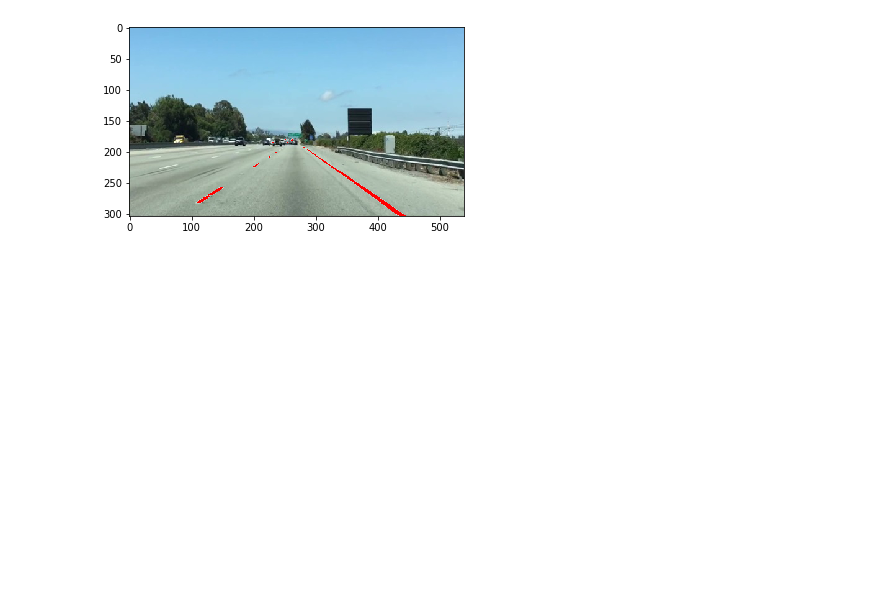
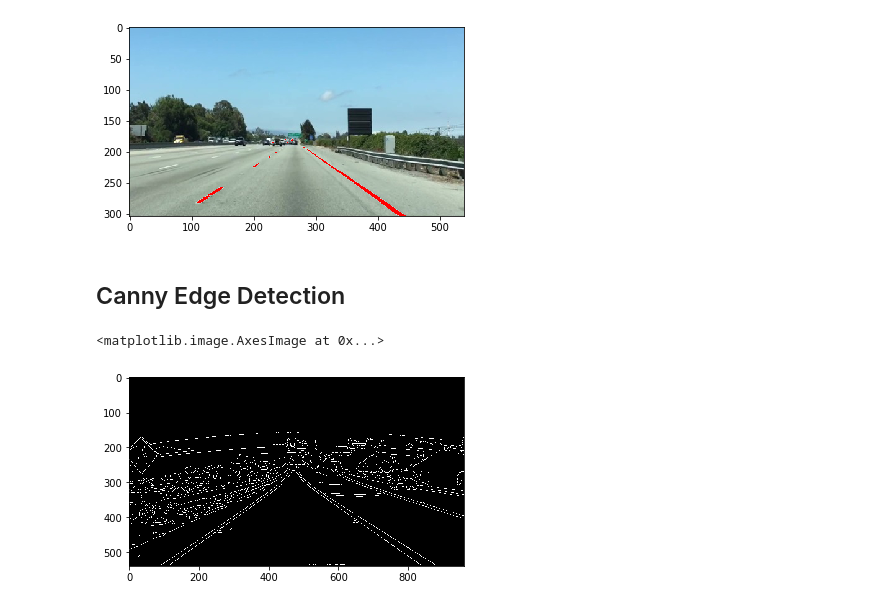
Before and after one commit to st9007a/auto-driving-project1, a Jupyter notebook: FindingLaneLines.ipynb, the cells around one changed output. Saved outputs shown, nothing was run; the diff lists cells and outputs as text; code cells hidden in the pictures; blank space fills up the shorter version.

```diff
--- a/FindingLaneLines.ipynb
+++ b/FindingLaneLines.ipynb
@@ -92,3 +92,32 @@ plt.imshow(line_image)
 # %% [output]
 <matplotlib.image.AxesImage at 0x...>
 [figure]
+# %% [markdown]
+## Canny Edge Detection
+# %%
+#doing all the relevant imports
+import matplotlib.pyplot as plt
+import matplotlib.image as mpimg
+import numpy as np
+import cv2
+
+# Read in the image and convert to grayscale
+image = mpimg.imread('res/exit-ramp.jpg')
+gray = cv2.cvtColor(image, cv2.COLOR_RGB2GRAY)
+
+# Define a kernel size for Gaussian smoothing / blurring
+# Note: this step is optional as cv2.Canny() applies a 5x5 Gaussian internally
+kernel_size = 15
+blur_gray = cv2.GaussianBlur(gray, (kernel_size, kernel_size), 0)
+
+# Define parameters for Canny and run it
+# NOTE: if you try running this code you might want to change these!
+low_threshold = 30
+high_threshold = 33
+edges = cv2.Canny(blur_gray, low_threshold, high_threshold)
+
+# Display the image
+plt.imshow(edges, cmap ='Greys_r')
+# %% [output]
+<matplotlib.image.AxesImage at 0x...>
+[figure, added]
```
Also changed, not shown: parts of 3 cells of this notebook, 1 other file.
